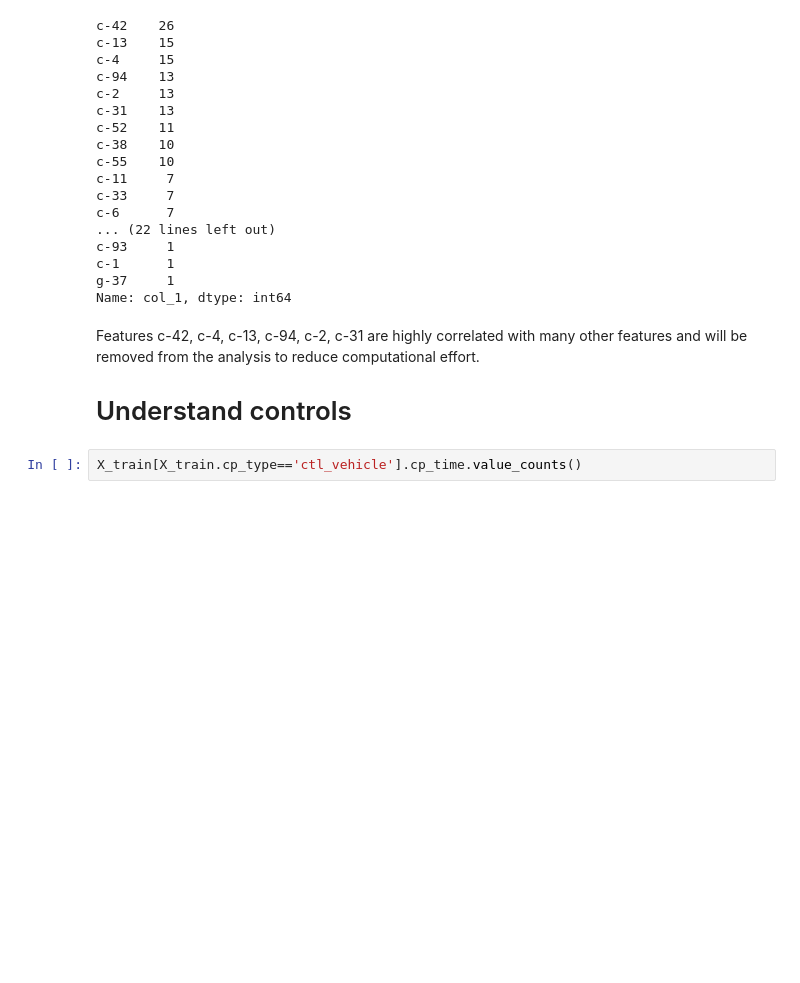
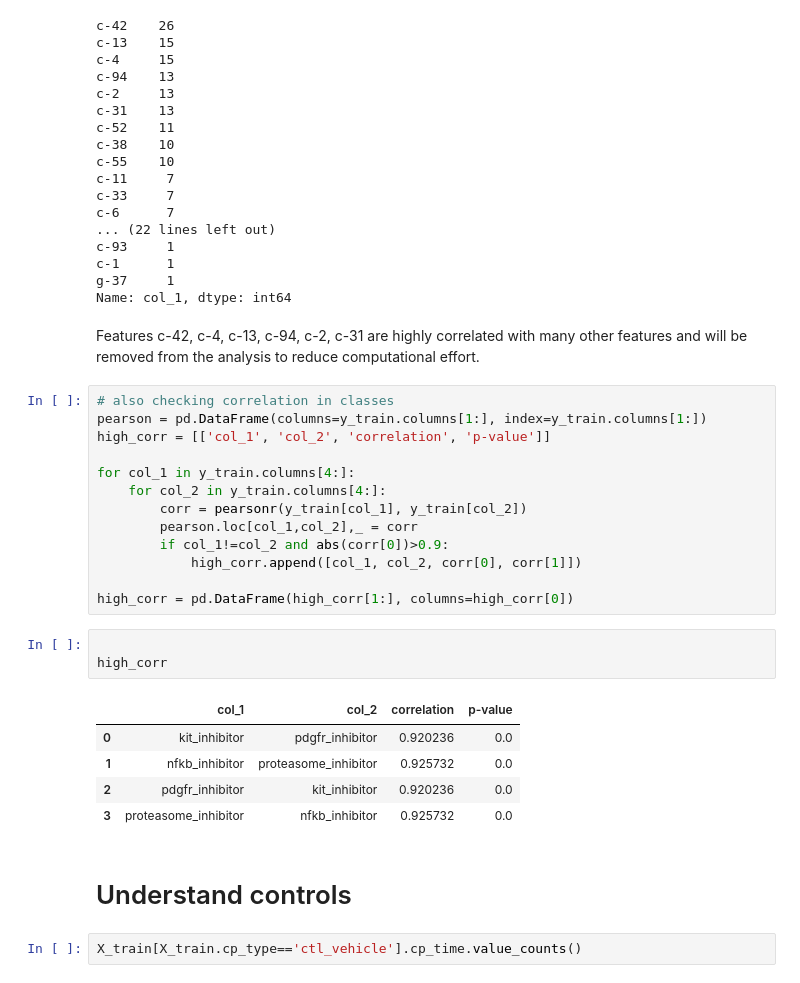
Before and after one commit to TruddelDu/MechanismOfActionPrediction, a Jupyter notebook: 01_Inital_Exploration.ipynb, the cells around one changed output. Drawn from its saved outputs; the diff is of its cells as text; blank space fills up the shorter version.

```diff
--- a/01_Inital_Exploration.ipynb
+++ b/01_Inital_Exploration.ipynb
@@ -146,8 +211,30 @@ g-37     1
 Name: col_1, dtype: int64
 # %% [markdown]
 Features c-42, c-4, c-13, c-94, c-2, c-31 are highly correlated with many other features and will be removed from the analysis to reduce computational effort.
-
-# Understand controls
+# %%
+# also checking correlation in classes
+pearson = pd.DataFrame(columns=y_train.columns[1:], index=y_train.columns[1:])
+high_corr = [['col_1', 'col_2', 'correlation', 'p-value']]
+
+for col_1 in y_train.columns[4:]:
+    for col_2 in y_train.columns[4:]:
+        corr = pearsonr(y_train[col_1], y_train[col_2])
+        pearson.loc[col_1,col_2],_ = corr
+        if col_1!=col_2 and abs(corr[0])>0.9:
+            high_corr.append([col_1, col_2, corr[0], corr[1]])
+
+high_corr = pd.DataFrame(high_corr[1:], columns=high_corr[0])
+# %%
+
+high_corr
+# %% [output]
+|  | col_1 | col_2 | correlation | p-value |
+| 0 | kit_inhibitor | pdgfr_inhibitor | 0.920236 | 0.0 |
+| 1 | nfkb_inhibitor | proteasome_inhibitor | 0.925732 | 0.0 |
+| 2 | pdgfr_inhibitor | kit_inhibitor | 0.920236 | 0.0 |
+| 3 | proteasome_inhibitor | nfkb_inhibitor | 0.925732 | 0.0 |
+# %% [markdown]
+# Understand controls
 # %%
 X_train[X_train.cp_type=='ctl_vehicle'].cp_time.value_counts()
 # %% [output]
```
Also changed, not shown: parts of 11 cells of this notebook, 10 other files.
